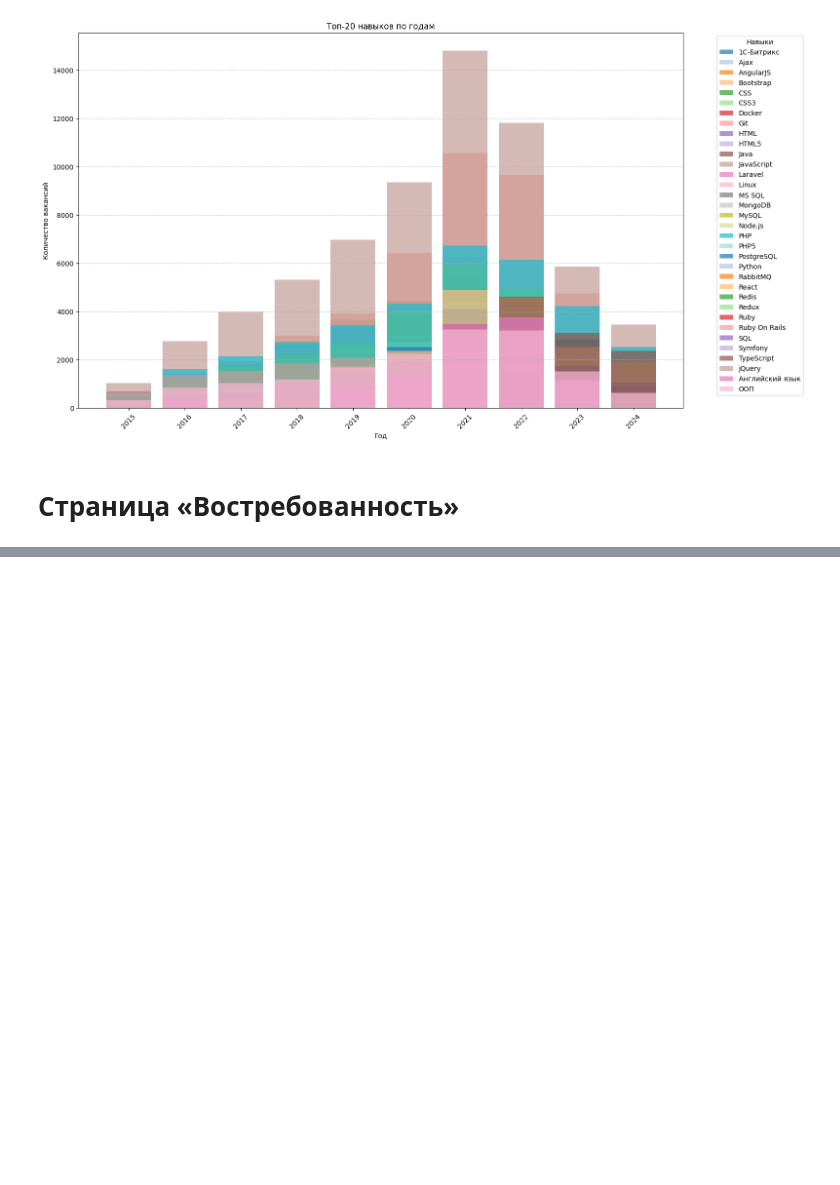
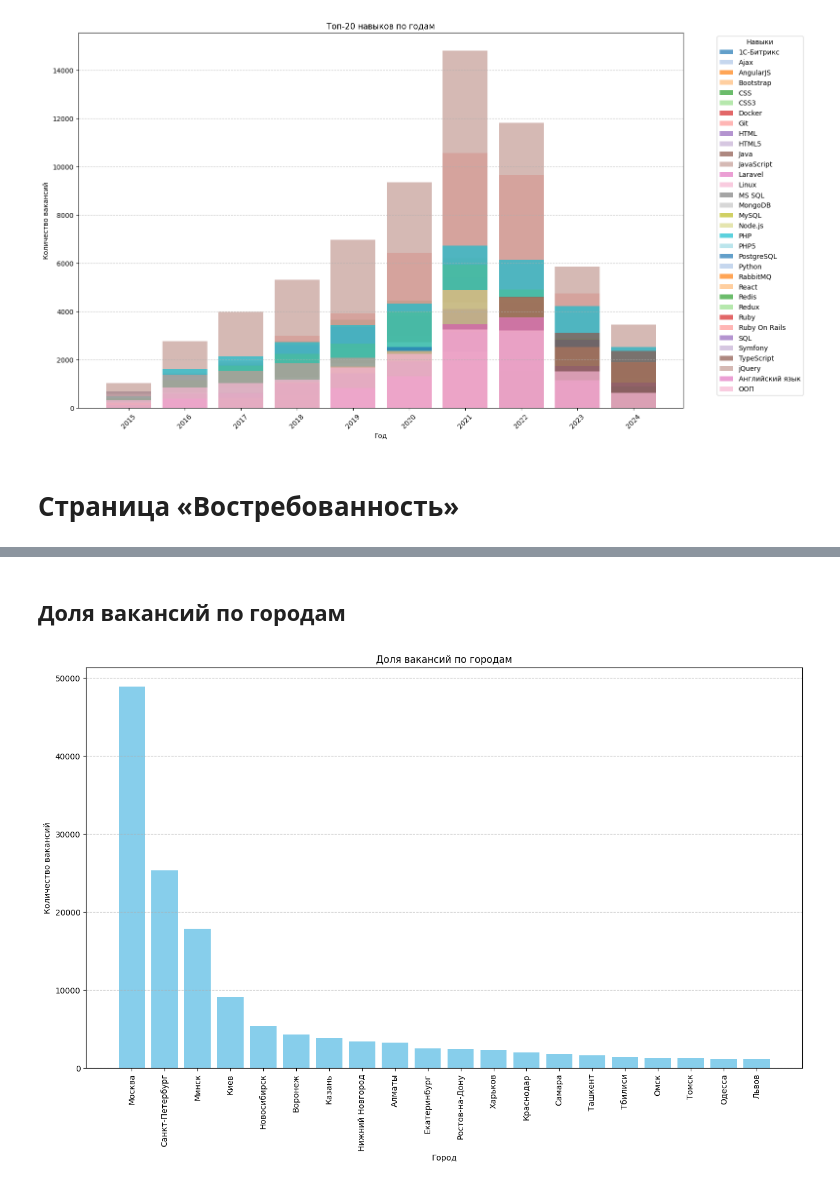
Before and after one commit to experiencedInternetUser/hh_statistics, a Jupyter notebook: statistic.ipynb, the cells around one changed output, grey strips where cells are left out. Drawn from its saved outputs; the diff is of its cells as text; code cells hidden in the pictures; blank space fills up the shorter version.

```diff
--- a/statistic.ipynb
+++ b/statistic.ipynb
@@ -441,0 +448,18 @@ plt.show()
+# %%
+df = pd.read_csv('filtred_df.csv')
+
+df['published_at'] = pd.to_datetime(df['published_at'])
+
+df['year'] = df['published_at'].apply(lambda x: str(x)[:4])
+
+average_salary_by_year = df.groupby('year')['salary'].mean()
+
+
+
+plt.figure(figsize=(19, 6))
+plt.plot(average_salary_by_year.index, average_salary_by_year.values, marker='o')
+plt.xlabel('Год')
+plt.ylabel('Средняя зарплата')
+plt.title('Средняя зарплата по годам')
+plt.grid(True)
+plt.show()
@@ -441,0 +563,15 @@ plt.show()
+# %% [markdown]
+## Доля вакансий по городам
+# %%
+average_vacancies_count_by_city  = df['area_name'].value_counts().sort_index().sort_values(ascending=False)[0:20]
+
+plt.figure(figsize=(16, 9))
+plt.bar(average_vacancies_count_by_city.index, average_vacancies_count_by_city.values, color='skyblue')
+plt.xlabel('Город')
+plt.ylabel('Количество вакансий')
+plt.title('Доля вакансий по городам')
+plt.xticks(rotation=90)
+plt.grid(axis='y', linestyle='--', alpha=0.7)
+plt.show()
+# %% [output]
+[figure, added]
```
Also changed, not shown: parts of 25 cells of this notebook.
